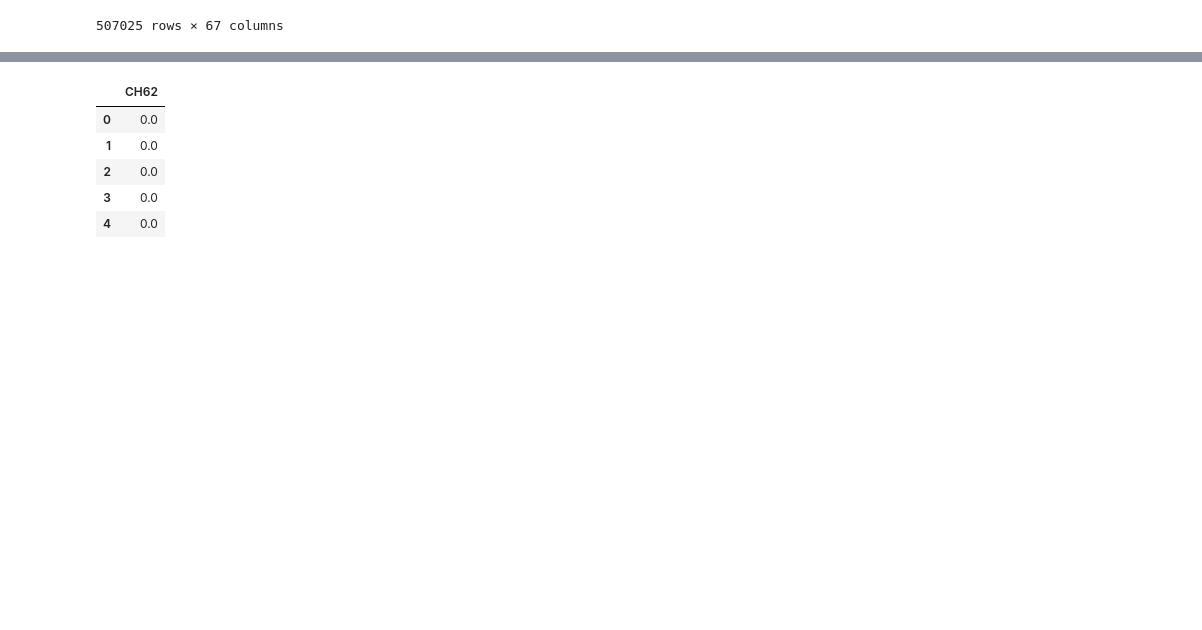
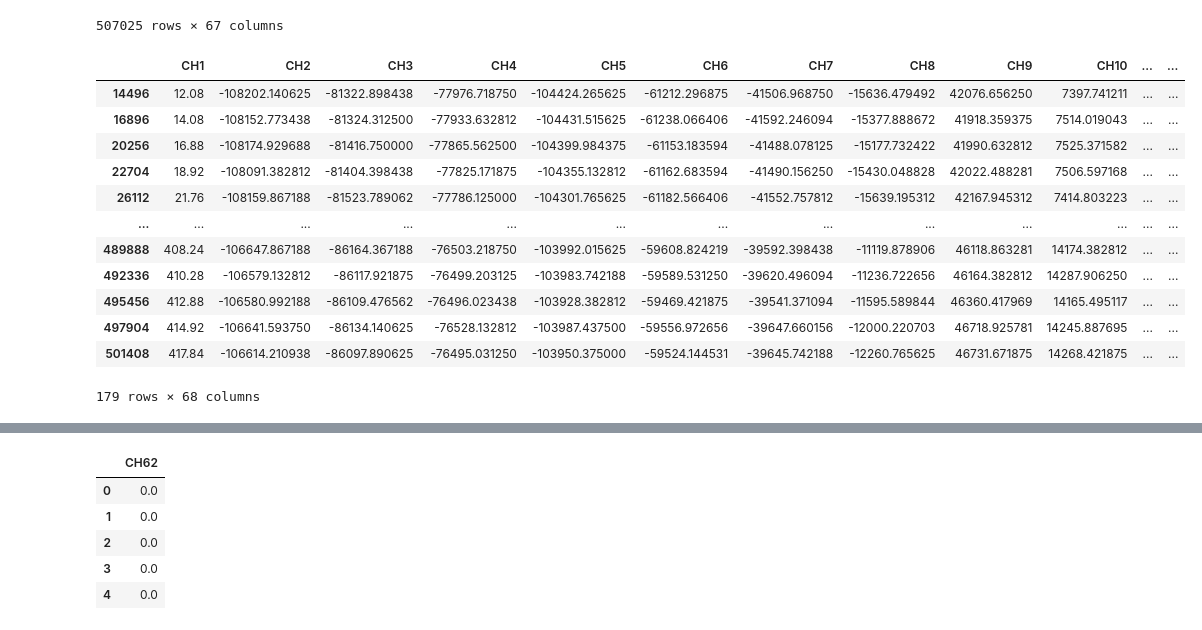
Before and after one commit to castlebin12/BCI2021_Spring_Ecog_team29, a Jupyter notebook: woobean/model.ipynb, the cells around one changed output, grey strips where cells are left out. Cells and saved outputs as stored; diff of their text form; code cells hidden in the pictures; blank space fills up the shorter version.

```diff
--- a/woobean/model.ipynb
+++ b/woobean/model.ipynb
@@ -44,3 +46,8 @@ df_ecog
 | 507023 | 422.519167 | -106699.476562 | -86202.367188 | -76532.234375 | -103945.843750 | -59508.625000 | -39713.183594 | -12354.968750 | 46326.210938 | 13862.730469 | ... | ... |
 | 507024 | 422.520000 | -106697.859375 | -86198.656250 | -76531.257812 | -103942.421875 | -59510.562500 | -39712.156250 | -12353.298828 | 46323.835938 | 13860.594727 | ... | ... |
 507025 rows × 67 columns
+# %%
+df_ecog['seq'] = df_ecog.index
+## Delete initial signal until open hand starts -> data_set[14496]
+## Delete last signal after last open hand -> data_set[503855]
+df_ecog = df_ecog.loc[14496:503855]
@@ -46,0 +59,19 @@ df_ecog
+# %%
+## Separate raw data into each paradigm info dataset
+df_separated_ecog = df_ecog[~df_ecog['CH62'].eq(df_ecog['CH62'].shift())]
+# %%
+df_separated_ecog
+# %% [output]
+|  | CH1 | CH2 | CH3 | CH4 | CH5 | CH6 | CH7 | CH8 | CH9 | CH10 | ... | ... |
+| 14496 | 12.08 | -108202.140625 | -81322.898438 | -77976.718750 | -104424.265625 | -61212.296875 | -41506.968750 | -15636.479492 | 42076.656250 | 7397.741211 | ... | ... |
+| 16896 | 14.08 | -108152.773438 | -81324.312500 | -77933.632812 | -104431.515625 | -61238.066406 | -41592.246094 | -15377.888672 | 41918.359375 | 7514.019043 | ... | ... |
+| 20256 | 16.88 | -108174.929688 | -81416.750000 | -77865.562500 | -104399.984375 | -61153.183594 | -41488.078125 | -15177.732422 | 41990.632812 | 7525.371582 | ... | ... |
+| 22704 | 18.92 | -108091.382812 | -81404.398438 | -77825.171875 | -104355.132812 | -61162.683594 | -41490.156250 | -15430.048828 | 42022.488281 | 7506.597168 | ... | ... |
+| 26112 | 21.76 | -108159.867188 | -81523.789062 | -77786.125000 | -104301.765625 | -61182.566406 | -41552.757812 | -15639.195312 | 42167.945312 | 7414.803223 | ... | ... |
+| ... | ... | ... | ... | ... | ... | ... | ... | ... | ... | ... | ... | ... |
+| 489888 | 408.24 | -106647.867188 | -86164.367188 | -76503.218750 | -103992.015625 | -59608.824219 | -39592.398438 | -11119.878906 | 46118.863281 | 14174.382812 | ... | ... |
+| 492336 | 410.28 | -106579.132812 | -86117.921875 | -76499.203125 | -103983.742188 | -59589.531250 | -39620.496094 | -11236.722656 | 46164.382812 | 14287.906250 | ... | ... |
+| 495456 | 412.88 | -106580.992188 | -86109.476562 | -76496.023438 | -103928.382812 | -59469.421875 | -39541.371094 | -11595.589844 | 46360.417969 | 14165.495117 | ... | ... |
+| 497904 | 414.92 | -106641.593750 | -86134.140625 | -76528.132812 | -103987.437500 | -59556.972656 | -39647.660156 | -12000.220703 | 46718.925781 | 14245.887695 | ... | ... |
+| 501408 | 417.84 | -106614.210938 | -86097.890625 | -76495.031250 | -103950.375000 | -59524.144531 | -39645.742188 | -12260.765625 | 46731.671875 | 14268.421875 | ... | ... |
+179 rows × 68 columns
```
Also changed, not shown: parts of 8 cells of this notebook, 1 other file.
